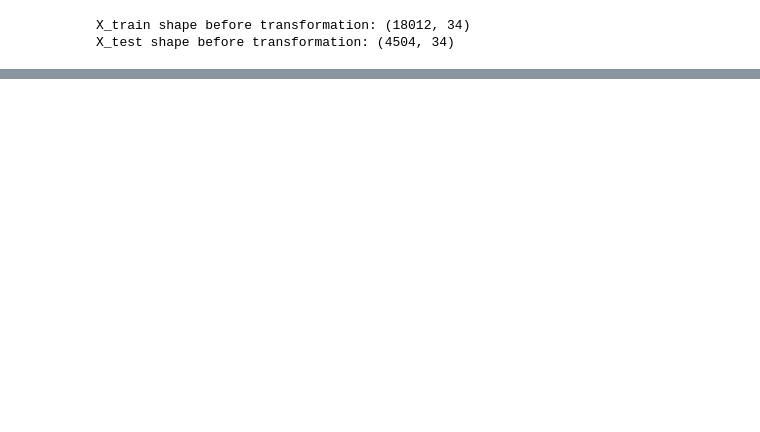
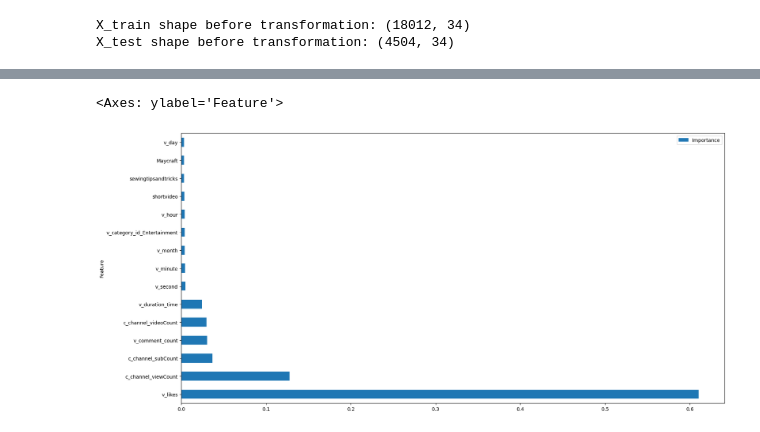
Before and after one commit to YannisPapa/Project-4, a Jupyter notebook: bi_gram_amy.ipynb, the cells around one changed output, grey strips where cells are left out. Saved outputs shown, nothing was run; the diff lists cells and outputs as text; code cells hidden in the pictures; blank space fills up the shorter version.

```diff
--- a/bi_gram_amy.ipynb
+++ b/bi_gram_amy.ipynb
@@ -511,0 +516,25 @@ Best Cross-Validation Score: 0.7052515925790142
+# %%
+
+from sklearn.tree import DecisionTreeClassifier
+from sklearn.metrics import confusion_matrix, accuracy_score, classification_report
+
+modeld = DecisionTreeClassifier(
+    random_state=42,
+    min_samples_split=10,
+    min_samples_leaf=1,
+    max_depth=10,
+    criterion='gini'
+)
+
+# Best Parameters: {'min_samples_split': 10, 'min_samples_leaf': 1, 'max_depth': 10, 'criterion': 'gini'}
+
+# Step 6: Fit the Model
+modeld.fit(X_train_combined, y_train)
+
+# Step 7: Make Predictions
+y_pred = modeld.predict(X_test_combined)
+
+# Step 8: Evaluate the Model
+print("Confusion Matrix:\n", confusion_matrix(y_test, y_pred))
+print("Accuracy Score:", accuracy_score(y_test, y_pred))
+print("Classification Report:\n", classification_report(y_test, y_pred))
@@ -511,0 +559,6 @@ Best Cross-Validation Score: 0.7052515925790142
+# %%
+feature_importances = modeld.feature_importances_
+
+importance_dfd = pd.DataFrame({'Feature': l, 'Importance': feature_importances})
+importance_dfd = importance_dfd.sort_values(by='Importance', ascending=False)
+importance_dfd.head(15)
@@ -511,0 +582,10 @@ Best Cross-Validation Score: 0.7052515925790142
+# %%
+importance_dfd.nlargest(15, columns='Importance').plot(
+    kind='barh',
+    figsize=(20, 10),
+    x='Feature',  # Make sure the 'feature' column is used for the x-axis
+    y='Importance'  # And 'Importance' for the y-axis
+)
+# %% [output]
+<Axes: ylabel='Feature'>
+[figure, added]
```
Also changed, not shown: parts of 47 cells of this notebook.
